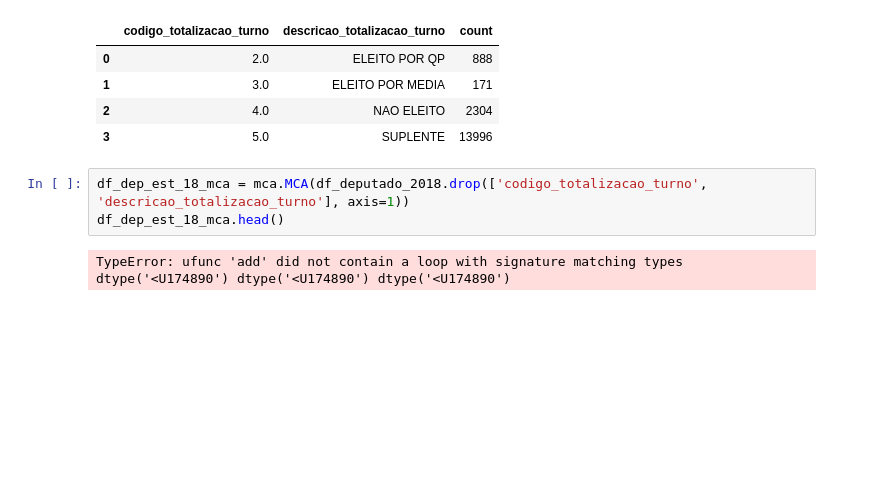
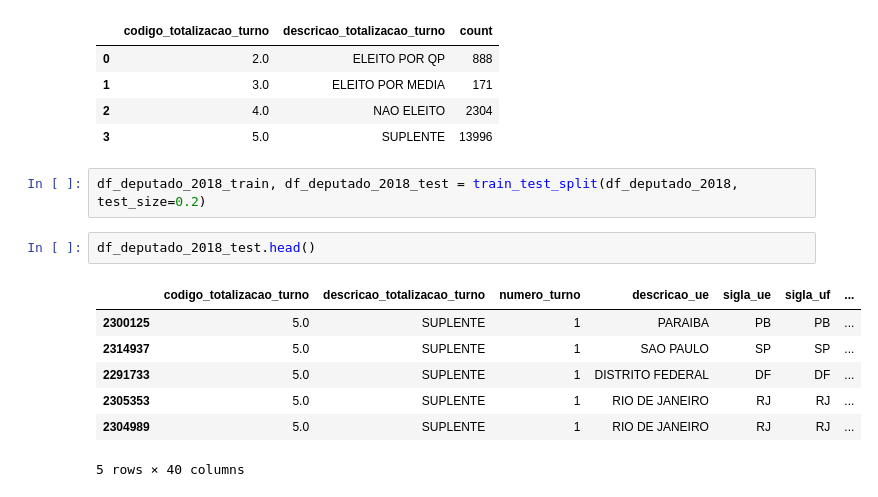
Before and after one commit to EBarbara/analise-eleicoes, a Jupyter notebook: Exploratory.ipynb, the cells around one changed output. Cells and saved outputs as stored; diff of their text form; blank space fills up the shorter version.

Commit message:
Divide in train/test

```diff
--- a/Exploratory.ipynb
+++ b/Exploratory.ipynb
@@ -202,8 +202,15 @@ df_deputado_2018\
 | 1 | 3.0 | ELEITO POR MEDIA | 171 |
 | 2 | 4.0 | NAO ELEITO | 2304 |
 | 3 | 5.0 | SUPLENTE | 13996 |
-# %%
-df_dep_est_18_mca = mca.MCA(df_deputado_2018.drop(['codigo_totalizacao_turno', 'descricao_totalizacao_turno'], axis=1))
-df_dep_est_18_mca.head()
-# %% [output]
-TypeError: ufunc 'add' did not contain a loop with signature matching types dtype('<U174890') dtype('<U174890') dtype('<U174890')
+# %%
+df_deputado_2018_train, df_deputado_2018_test = train_test_split(df_deputado_2018, test_size=0.2)
+# %%
+df_deputado_2018_test.head()
+# %% [output]
+|  | codigo_totalizacao_turno | descricao_totalizacao_turno | numero_turno | descricao_ue | sigla_ue | sigla_uf | ... |
+| 2300125 | 5.0 | SUPLENTE | 1 | PARAIBA | PB | PB | ... |
+| 2314937 | 5.0 | SUPLENTE | 1 | SAO PAULO | SP | SP | ... |
+| 2291733 | 5.0 | SUPLENTE | 1 | DISTRITO FEDERAL | DF | DF | ... |
+| 2305353 | 5.0 | SUPLENTE | 1 | RIO DE JANEIRO | RJ | RJ | ... |
+| 2304989 | 5.0 | SUPLENTE | 1 | RIO DE JANEIRO | RJ | RJ | ... |
+5 rows × 40 columns
```
Also changed, not shown: parts of 1 cell of this notebook.
